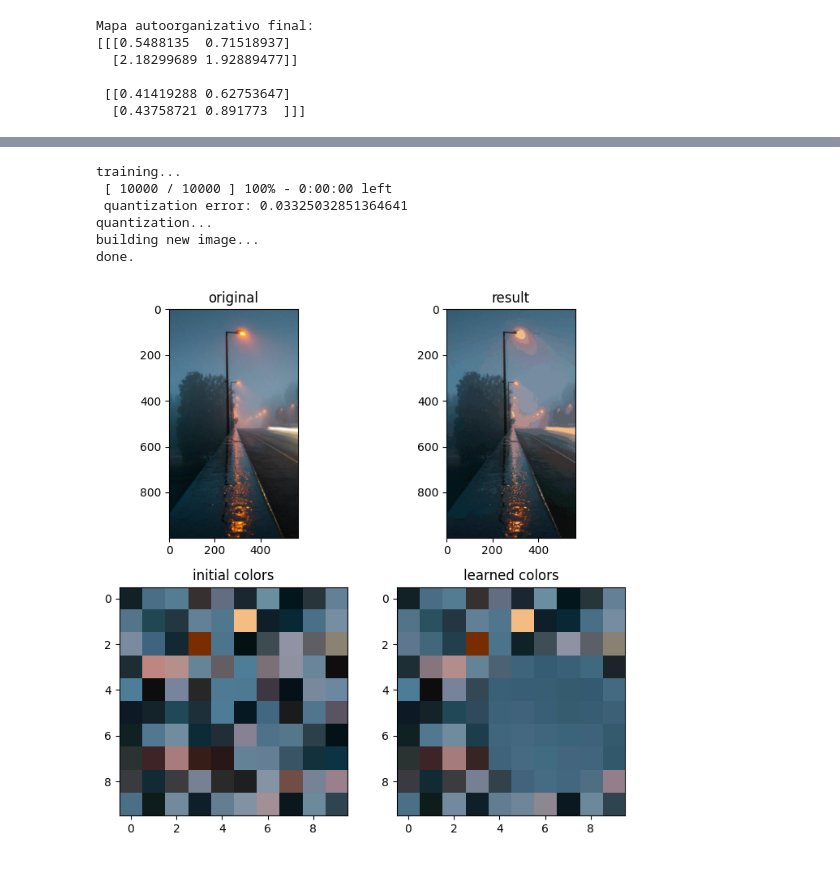
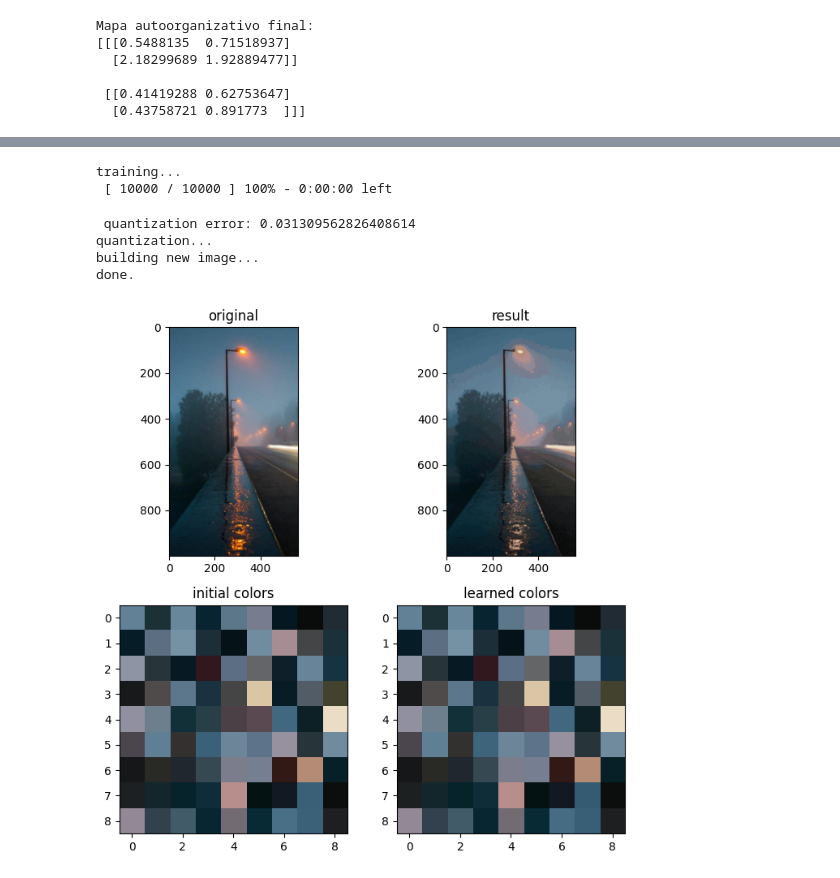
Before and after one commit to DiegoCastr00/Machine_Learning, a Jupyter notebook: Practica_4_SOM/som.ipynb, the cells around one changed output, grey strips where cells are left out. Cells and saved outputs as stored; diff of their text form; code cells hidden in the pictures.

```diff
--- a/Practica_4_SOM/som.ipynb
+++ b/Practica_4_SOM/som.ipynb
@@ -52,9 +52,9 @@ normalizador = MinMaxScaler(feature_range=(0, 1))
 x = normalizador.fit_transform(x)
 
 # Crea e entrena el SOM
-som = MiniSom(x=8, y=8, input_len=13, sigma=1.0, learning_rate=0.5, random_seed=2)
+som = MiniSom(x=16, y=16, input_len=13, sigma=1, learning_rate= 0.5, random_seed=2)
 som.random_weights_init(x)
-som.train_random(data=x, num_iteration=10000)
+som.train_random(data=x, num_iteration=5000)
 
 # Mapeo de activación
 q = som.activation_response(x)
@@ -90,7 +90,7 @@ plt.yticks(np.arange(0.5, grid_size[1], 1), range(grid_size[1]))
 
 plt.show()
 
-plt.figure(figsize=(9, 7))
+plt.figure(figsize=(8, 7))
 for i in range(len(x)):
     plt.text(winners[i][0] + np.random.rand(), winners[i][1] + np.random.rand(), str(y[i]),
              color='C' + str(y[i]), fontsize=12, ha='center', va='center')
@@ -118,8 +118,8 @@ img = plt.imread('rain.jpeg')
 pixels = np.reshape(img, (img.shape[0]*img.shape[1], 3)) / 255.
 
 print('training...')
-som = MiniSom(10,10, 3, sigma=0.4,
-              learning_rate=2, neighborhood_function='gaussian')
+som = MiniSom(9,9, 3, sigma=1,
+              learning_rate=0.20, neighborhood_function='bubble')
 som.random_weights_init(pixels)
 starting_weights = som.get_weights().copy()
 som.train(pixels, 10000, random_order=True, verbose=True)
@@ -127,35 +127,35 @@ som.train(pixels, 10000, random_order=True, verbose=True)
 print('quantization...')
 qnt = som.quantization(pixels)
 print('building new image...')
 clustered = np.zeros(img.shape)
 for i, q in enumerate(qnt):
     clustered[np.unravel_index(i, shape=(img.shape[0], img.shape[1]))] = q
 print('done.')
 
 
 plt.figure(figsize=(7, 7))
 plt.figure(1)
 plt.subplot(221)
 plt.title('original')
 plt.imshow(img)
 plt.subplot(222)
 plt.title('result')
 plt.imshow(clustered)
 
 plt.subplot(223)
 plt.title('initial colors')
 plt.imshow(starting_weights, interpolation='none')
 plt.subplot(224)
 plt.title('learned colors')
 plt.imshow(som.get_weights(), interpolation='none')
 
 plt.tight_layout()
 plt.show()
 # %% [output]
 training...
  [ 10000 / 10000 ] 100% - 0:00:00 left
- quantization error: 0.03325032851364641
-quantization...
-building new image...
-done.
+ quantization error: 0.031309562826408614
+quantization...
+building new image...
+done.
-[figure, old version]
+[figure, new version]
```
Also changed, not shown: parts of 1 cell of this notebook, 1 other file.
